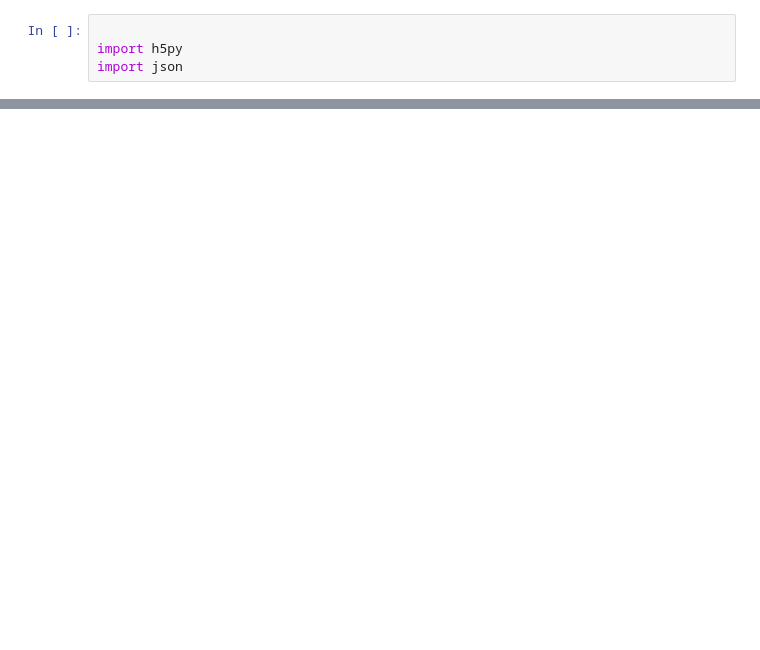
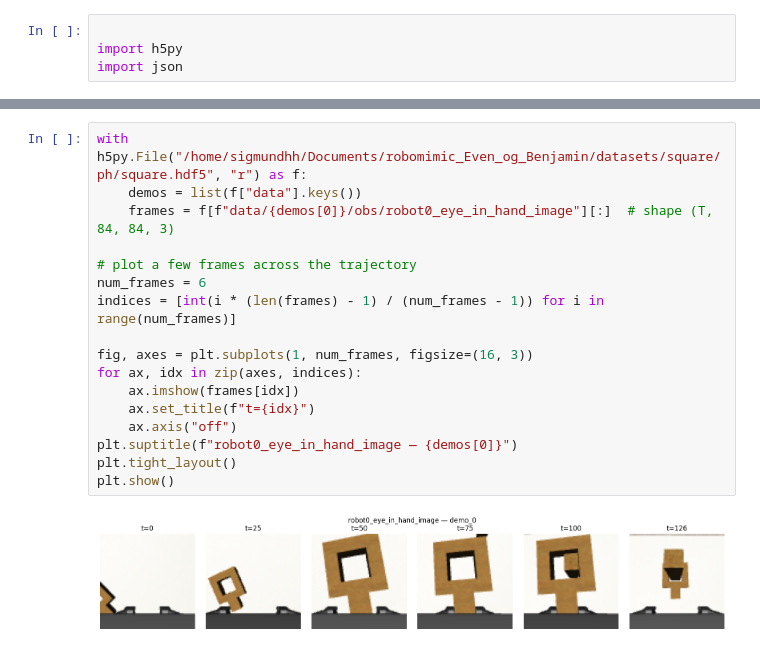
Before and after one commit to BenjaminBradaric/robomimic_Even_og_Benjamin, a Jupyter notebook: masteroppgave/dataset_ceck.ipynb, the cells around one changed output, grey strips where cells are left out. Drawn from its saved outputs; the diff is of its cells as text; blank space fills up the shorter version.

```diff
--- a/masteroppgave/dataset_ceck.ipynb
+++ b/masteroppgave/dataset_ceck.ipynb
@@ -36,0 +62,19 @@ plt.show()
+# %%
+with h5py.File("/home/sigmundhh/Documents/robomimic_Even_og_Benjamin/datasets/square/ph/square.hdf5", "r") as f:
+    demos = list(f["data"].keys())
+    frames = f[f"data/{demos[0]}/obs/robot0_eye_in_hand_image"][:]  # shape (T, 84, 84, 3)
+
+# plot a few frames across the trajectory
+num_frames = 6
+indices = [int(i * (len(frames) - 1) / (num_frames - 1)) for i in range(num_frames)]
+
+fig, axes = plt.subplots(1, num_frames, figsize=(16, 3))
+for ax, idx in zip(axes, indices):
+    ax.imshow(frames[idx])
+    ax.set_title(f"t={idx}")
+    ax.axis("off")
+plt.suptitle(f"robot0_eye_in_hand_image — {demos[0]}")
+plt.tight_layout()
+plt.show()
+# %% [output]
+[figure, added]
```
Also changed, not shown: parts of 2 cells of this notebook.
